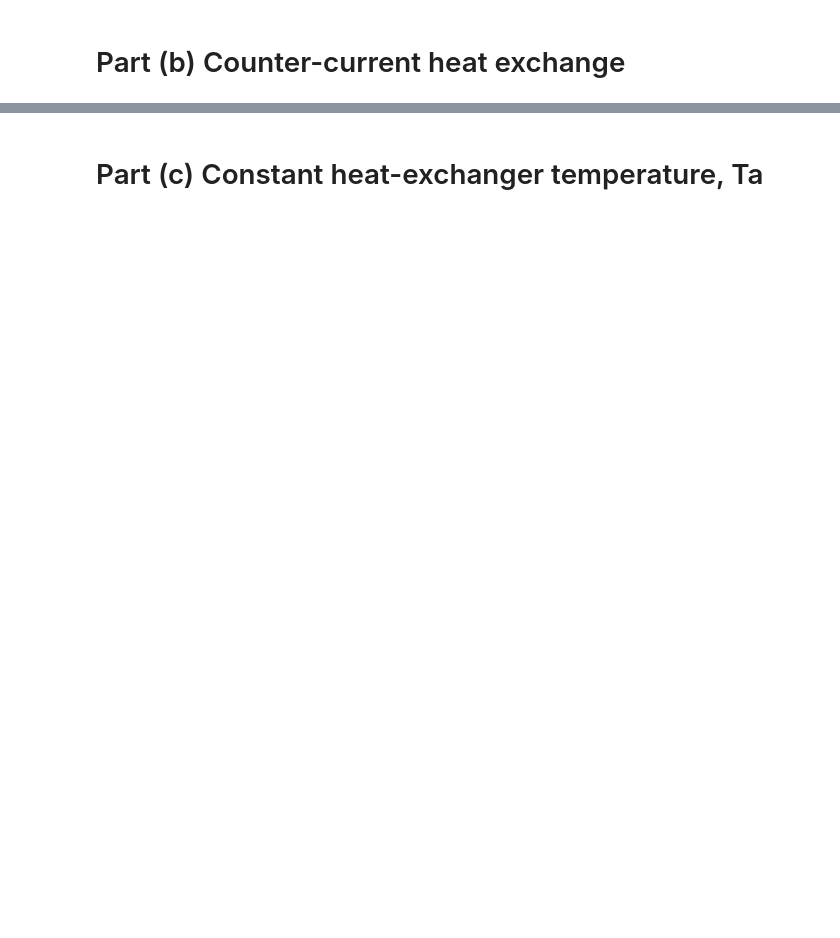
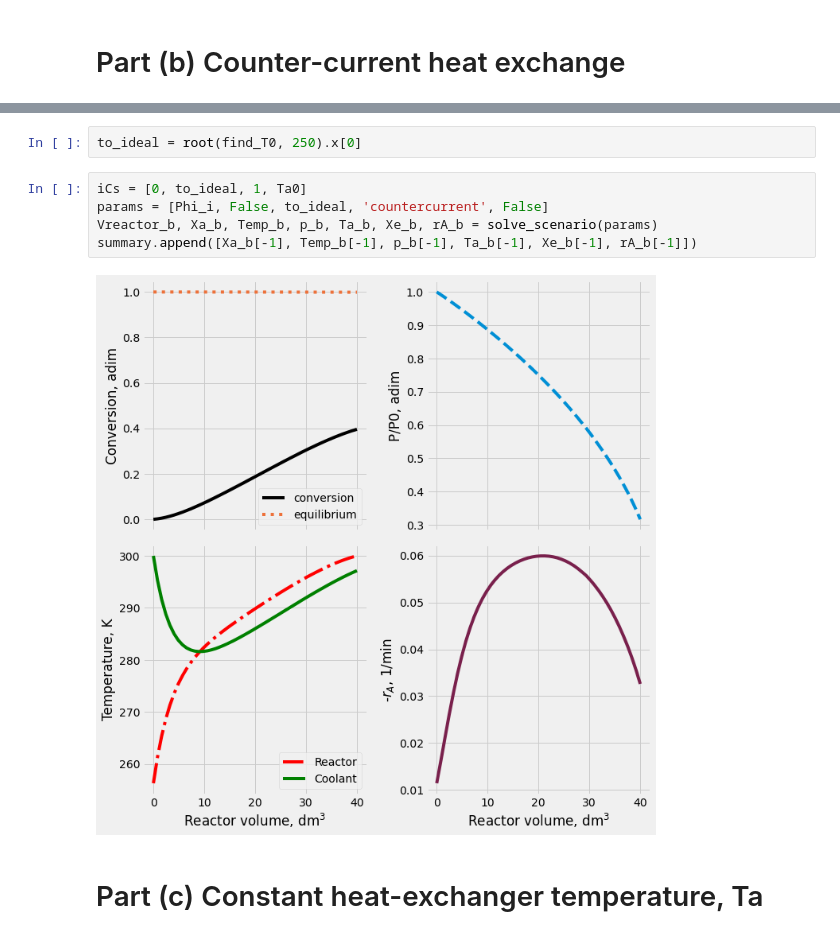
Before and after one commit to aliglara/aliglara, a Jupyter notebook: solved_problems/fogler_5ed_P12-8.ipynb, the cells around one changed output, grey strips where cells are left out. Drawn from its saved outputs; the diff is of its cells as text; blank space fills up the shorter version.

```diff
--- a/solved_problems/fogler_5ed_P12-8.ipynb
+++ b/solved_problems/fogler_5ed_P12-8.ipynb
@@ -274,3 +235,12 @@ plt.show()
+# %%
+to_ideal = root(find_T0, 250).x[0]
+# %%
+iCs = [0, to_ideal, 1, Ta0]
+params = [Phi_i, False, to_ideal, 'countercurrent', False]
+Vreactor_b, Xa_b, Temp_b, p_b, Ta_b, Xe_b, rA_b = solve_scenario(params)
+summary.append([Xa_b[-1], Temp_b[-1], p_b[-1], Ta_b[-1], Xe_b[-1], rA_b[-1]])
+# %% [output]
+[figure, added]
 # %% [markdown]
 # Part (c) Constant heat-exchanger temperature, Ta
 # %%
```
Also changed, not shown: parts of 18 cells of this notebook.
